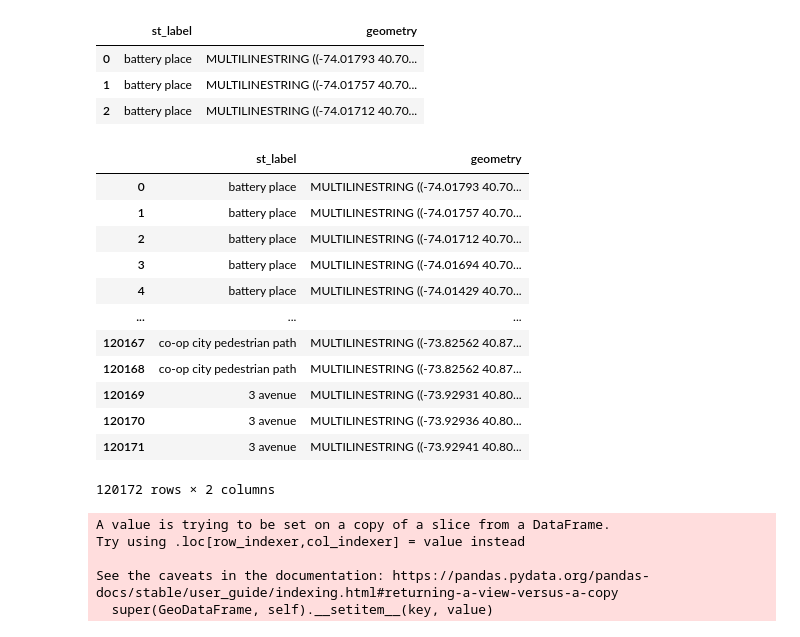
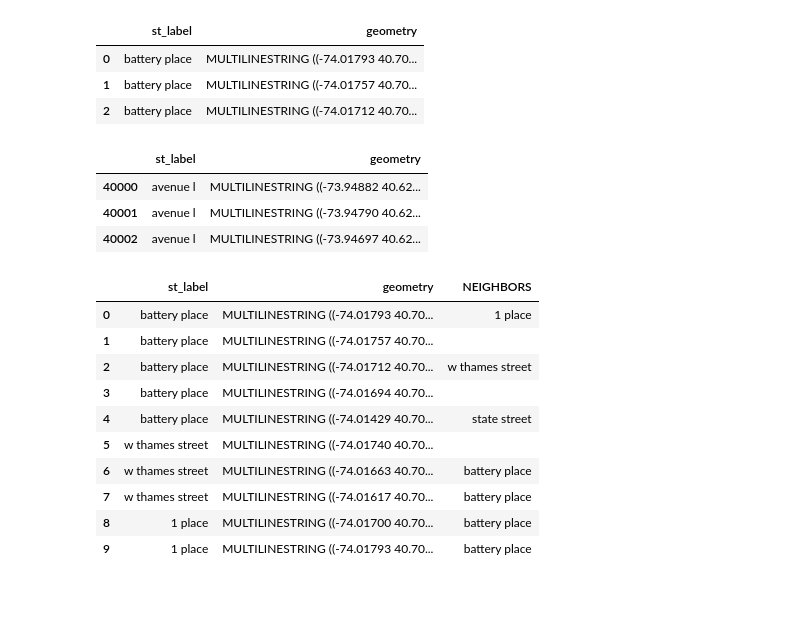
Before and after one commit to AlejandraZS10/capstone_project, a Jupyter notebook: NY Streets.ipynb, the cells around one changed output. Drawn from its saved outputs; the diff is of its cells as text; code cells hidden in the pictures; blank space fills up the shorter version.

```diff
--- a/NY Streets.ipynb
+++ b/NY Streets.ipynb
@@ -137,19 +137,3 @@ geom_df.head(3)
 | 0 | battery place | MULTILINESTRING ((-74.01793 40.70... |
 | 1 | battery place | MULTILINESTRING ((-74.01757 40.70... |
 | 2 | battery place | MULTILINESTRING ((-74.01712 40.70... |
-# %%
-geom_df
-# %% [output]
-|  | st_label | geometry |
-| 0 | battery place | MULTILINESTRING ((-74.01793 40.70... |
-| 1 | battery place | MULTILINESTRING ((-74.01757 40.70... |
-| 2 | battery place | MULTILINESTRING ((-74.01712 40.70... |
-| 3 | battery place | MULTILINESTRING ((-74.01694 40.70... |
-| 4 | battery place | MULTILINESTRING ((-74.01429 40.70... |
-| ... | ... | ... |
-| 120167 | co-op city pedestrian path | MULTILINESTRING ((-73.82562 40.87... |
-| 120168 | co-op city pedestrian path | MULTILINESTRING ((-73.82562 40.87... |
-| 120169 | 3 avenue | MULTILINESTRING ((-73.92931 40.80... |
-| 120170 | 3 avenue | MULTILINESTRING ((-73.92936 40.80... |
-| 120171 | 3 avenue | MULTILINESTRING ((-73.92941 40.80... |
-120172 rows × 2 columns
@@ -156,16 +165,32 @@ geom_df
+# %%
+gdf4.head(3)
+# %% [output]
+|  | st_label | geometry |
+| 40000 | avenue l | MULTILINESTRING ((-73.94882 40.62... |
+| 40001 | avenue l | MULTILINESTRING ((-73.94790 40.62... |
+| 40002 | avenue l | MULTILINESTRING ((-73.94697 40.62... |
+# %%
+gdf.head(10)
+# %% [output]
+|  | st_label | geometry | NEIGHBORS |
+| 0 | battery place | MULTILINESTRING ((-74.01793 40.70... | 1 place |
+| 1 | battery place | MULTILINESTRING ((-74.01757 40.70... |  |
+| 2 | battery place | MULTILINESTRING ((-74.01712 40.70... | w thames street |
+| 3 | battery place | MULTILINESTRING ((-74.01694 40.70... |  |
+| 4 | battery place | MULTILINESTRING ((-74.01429 40.70... | state street |
+| 5 | w thames street | MULTILINESTRING ((-74.01740 40.70... |  |
+| 6 | w thames street | MULTILINESTRING ((-74.01663 40.70... | battery place |
+| 7 | w thames street | MULTILINESTRING ((-74.01617 40.70... | battery place |
+| 8 | 1 place | MULTILINESTRING ((-74.01700 40.70... | battery place |
+| 9 | 1 place | MULTILINESTRING ((-74.01793 40.70... | battery place |
 # %%
 # add NEIGHBORS column
-geom_df["NEIGHBORS"] = None
+gdf3["NEIGHBORS"] = None
 
-for index, street in geom_df.iterrows():
-    neighbors = geom_df[geom_df.geometry.touches(street['geometry'])].st_label.tolist()
+for index, street in gdf2.iterrows():
+    neighbors = gdf2[gdf2.geometry.touches(street['geometry'])].st_label.tolist()
     neighbors = [ name for name in neighbors if street.st_label != name ]
-    geom_df.at[index, "NEIGHBORS"] = ", ".join(neighbors)
+    neighbor = list(set(neighbors))
+    gdf2.at[index, "NEIGHBORS"] = ", ".join(neighbors)
     # save GeoDataFrame as a new file
-geom_df.to_file("streets.geojson", driver='GeoJSON')
+st.to_file("streets.geojson", driver='GeoJSON')
-# %% [output]
-A value is trying to be set on a copy of a slice from a DataFrame.
-Try using .loc[row_indexer,col_indexer] = value instead
-
-See the caveats in the documentation: https://pandas.pydata.org/pandas-docs/stable/user_guide/indexing.html#returning-a-view-versus-a-copy
-  super(GeoDataFrame, self).__setitem__(key, value)
```
Also changed, not shown: parts of 12 cells of this notebook, 4 other files.
